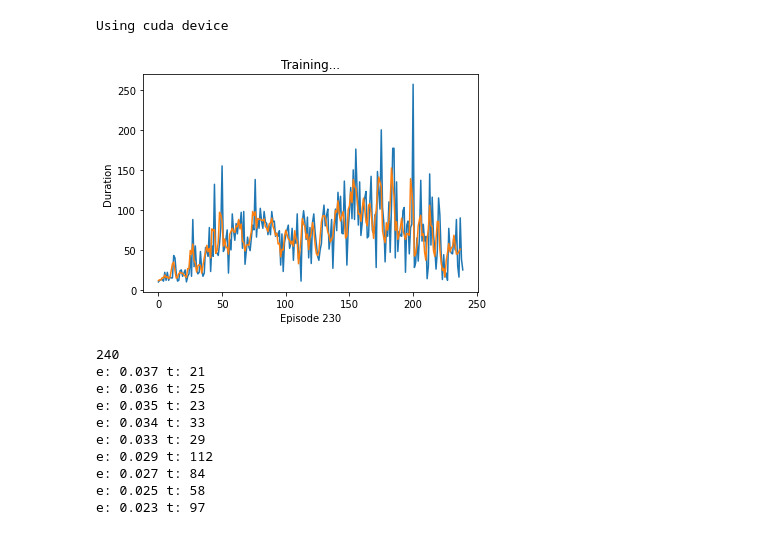
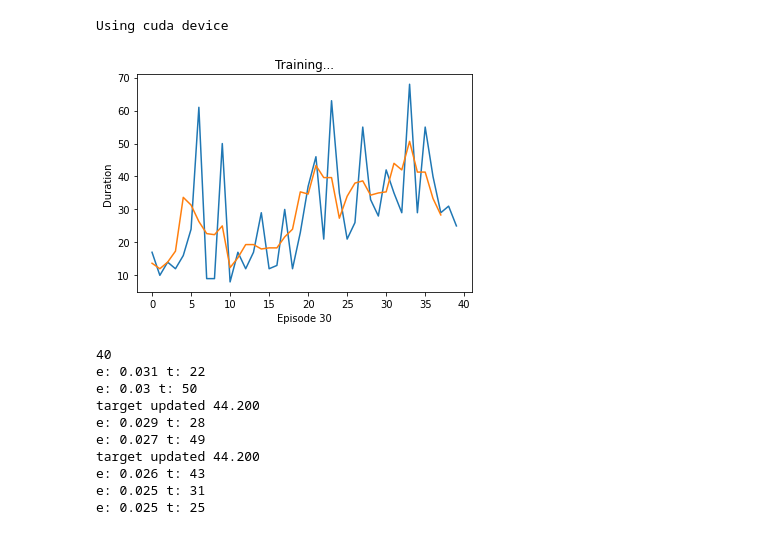
Before and after one commit to wanermiranda/pytorch-tutorials, a Jupyter notebook: notebooks/q_learning.ipynb, the cells around one changed output. Cells and saved outputs as stored; diff of their text form; code cells hidden in the pictures.

```diff
--- a/notebooks/q_learning.ipynb
+++ b/notebooks/q_learning.ipynb
@@ -143,3 +134,12 @@ conf = DQNConf(
+# %%
+conf = DQNConf(
+    BATCH_SIZE = 64,
+    GAMMA = 0.99,
+    EPS_START = 0.1,
+    EPS_MIN = 0.0001,
+    EPS_DECAY = 0.999,
+    TARGET_UPDATE = 10, check it here and remember
+)
 # %%
 target_net = DQN(conf=conf, layout=network_layout, screen_dims=screen_dims, outputs=n_actions)
 # %% [output]
@@ -176,32 +176,32 @@ episode_durations = []
 # %%
 num_episodes = 5000
 # restart policy net
 policy_net = DQN(conf=conf, layout=network_layout, screen_dims=screen_dims, outputs=n_actions)
 policy_net.load_states_from(target_net)
 episodes_print = 10
 for i in range(0, num_episodes, episodes_print):
     print (len(episode_durations))
     durations = DQN.fit_networks(policy_net, target_net, env, get_screen,
                                  num_episodes=episodes_print,
-                                 min_duration=2, episode_durations=episode_durations,
+                                 min_duration=5, episode_durations=episode_durations,
                                 reward_function=reward_function)
     plot_durations(i, episode_durations)
 print('Complete')
 env.render()
 env.close()
 plt.ioff()
 plt.show()
 # %% [output]
-[figure, old version]
+[figure, new version]
-240
-e: 0.037 t: 21
-e: 0.036 t: 25
-e: 0.035 t: 23
-e: 0.034 t: 33
-e: 0.033 t: 29
-e: 0.029 t: 112
-e: 0.027 t: 84
-e: 0.025 t: 58
-e: 0.023 t: 97
+40
+e: 0.031 t: 22
+e: 0.03 t: 50
+target updated 44.200
+e: 0.029 t: 28
+e: 0.027 t: 49
+target updated 44.200
+e: 0.026 t: 43
+e: 0.025 t: 31
+e: 0.025 t: 25
 # %%
 moving_average_pth(episode_durations, 2).max()
```
Also changed, not shown: parts of 2 cells of this notebook.
